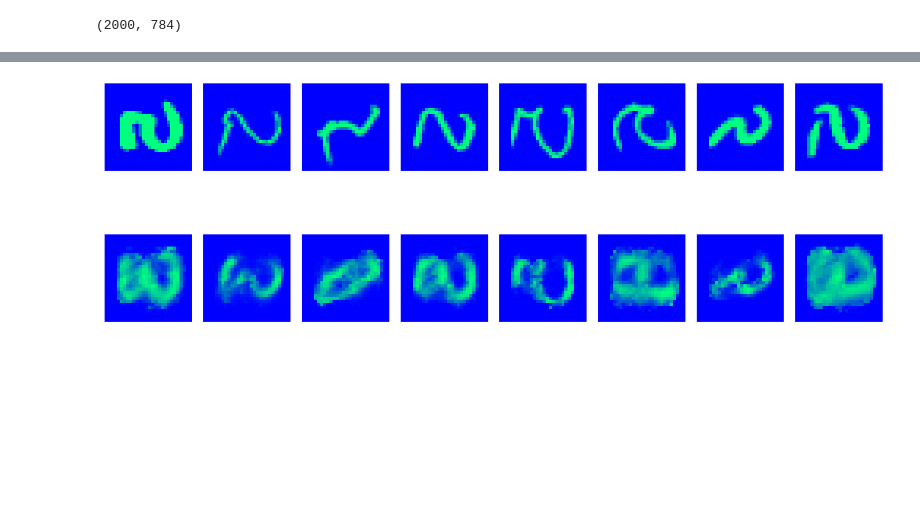
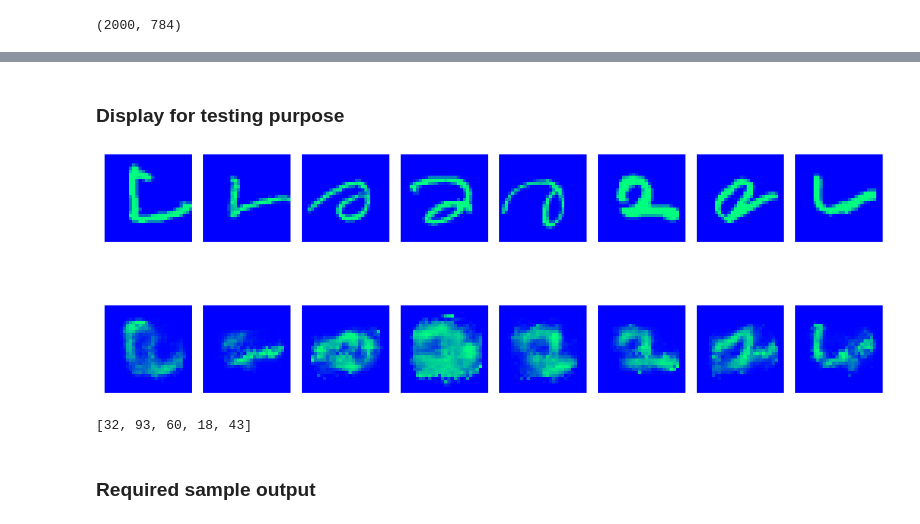
Before and after one commit to jacklvd/intelligent_sys, a Jupyter notebook: HW4/src/autoencoder.ipynb, the cells around one changed output, grey strips where cells are left out. Saved outputs shown, nothing was run; the diff lists cells and outputs as text; code cells hidden in the pictures; blank space fills up the shorter version.

```diff
--- a/HW4/src/autoencoder.ipynb
+++ b/HW4/src/autoencoder.ipynb
@@ -20,8 +29,12 @@ def data_extract(train_data):
     label_list = np.array(label_list)
     return data_list, label_list
 
-np.random.shuffle(train_ds)
+np.random.shuffle(train_ds_1)
+np.random.shuffle(train_ds_2)
 
-x_train, y_train = data_extract(train_ds)
-x_test, y_test = data_extract(test_ds)
+x_train_1, y_train_1 = data_extract(train_ds_1)
+x_train_2, y_train_2 = data_extract(train_ds_2)
+
+x_test_1, y_test_1 = data_extract(test_ds_1)
+x_test_2, y_test_2 = data_extract(test_ds_2)
 # x_train = x_train / 255
@@ -32,6 +47,6 @@ array([4, 1, 3, ..., 0, 1, 1])
 # %%
 warnings.filterwarnings('ignore')
-EPOCHS = 1000
+EPOCHS = 1100
 hidden_neurons = 180
 # %%
 class NeuralNetwork():
@@ -46,11 +61,13 @@ class NeuralNetwork():
         self.epochs = epochs
         self.high = high
         self.low = low
-        self.b = 1
+        self.b1 = 1
         self.y_hat = OrderedDict()
         self.w1 = np.random.randn(self.hidden_nn[0], self.input_nn) * np.sqrt(1 / (self.input_nn + self.hidden_nn[0]))
         if hidden_layers < 2:
             self.w2 = np.random.randn(self.output_nn, self.hidden_nn[0]) * np.sqrt(1 / (self.output_nn + self.hidden_nn[0]))
+            self.b2 = 1
+
         else:
             self.w_dict = dict()
             for i in range(self.hidden_layers):
@@ -76,10 +93,10 @@ class NeuralNetwork():
 
 
     def forward_prop(self, input_ds):
-        self.s1 = np.dot(input_ds, self.w1.T) + self.b
+        self.s1 = np.dot(input_ds, self.w1.T) + self.b1
         self.y_hat1 = self.sigmoid(self.s1)
         if self.hidden_layers < 2:
-            self.s2 = np.dot(self.y_hat1, self.w2.T) + self.b # net input
+            self.s2 = np.dot(self.y_hat1, self.w2.T) + self.b2 # net input
             self.y_hat2 = self.sigmoid(self.s2) # activation function for the output layer.
         else:
             self.s2 = np.dot(self.y_hat1, self.w_dict['w2'].T) + self.b # net input
@@ -180,12 +199,12 @@ nn.get_output().shape
 (2000, 784)
 # %%
 for i in range(EPOCHS + 1):
-    nn.forward_prop(x_train)
+    nn.forward_prop(x_train_1)
     if i % 10 == 0:
         print(f'Iteration {i}:')
-        temp_output = error_loss(x_train, nn.get_output())
+        temp_output = error_loss(x_train_1, nn.get_output())
         training_errors.append(temp_output)
         print(f'Error fraction: {temp_output}')
-    nn.backward_prop(x_train, i)
+    nn.backward_prop(x_train_1, i)
 # %% [output]
 Iteration 0:
@@ -251,17 +274,26 @@ print(random_sample)
+# %% [markdown]
+### Display for testing purpose
 # %%
-nn.forward_prop(x_test)
+nn.forward_prop(x_train_2)
 output_test = nn.get_output()
 fig, ax = plt.subplots(2, 8, figsize=(15, 7))
 plt.style.use('ggplot')
 for i in range(len(random_sample)):
-    ax[0, i].imshow(x_test[random_sample[i]].reshape(28, 28), cmap='winter')
+    ax[0, i].imshow(x_train_2[random_sample[i]].reshape(28, 28), cmap='winter')
     ax[1, i].imshow(output_test[random_sample[i]].reshape(28, 28), cmap='winter')
     ax[0, i].set_xticks([])
     ax[0, i].set_yticks([])
     ax[1, i].set_xticks([])
     ax[1, i].set_yticks([])
 
 fig.tight_layout()
 fig.savefig('../assets/sample_output.png')
 # %% [output]
-[figure, old version]
+[figure, new version]
+# %%
+random_sample = get_random_list(5, 100)
+print(random_sample)
+# %% [output]
+[32, 93, 60, 18, 43]
+# %% [markdown]
+### Required sample output
```
Also changed, not shown: parts of 33 cells of this notebook, 12 other files.
